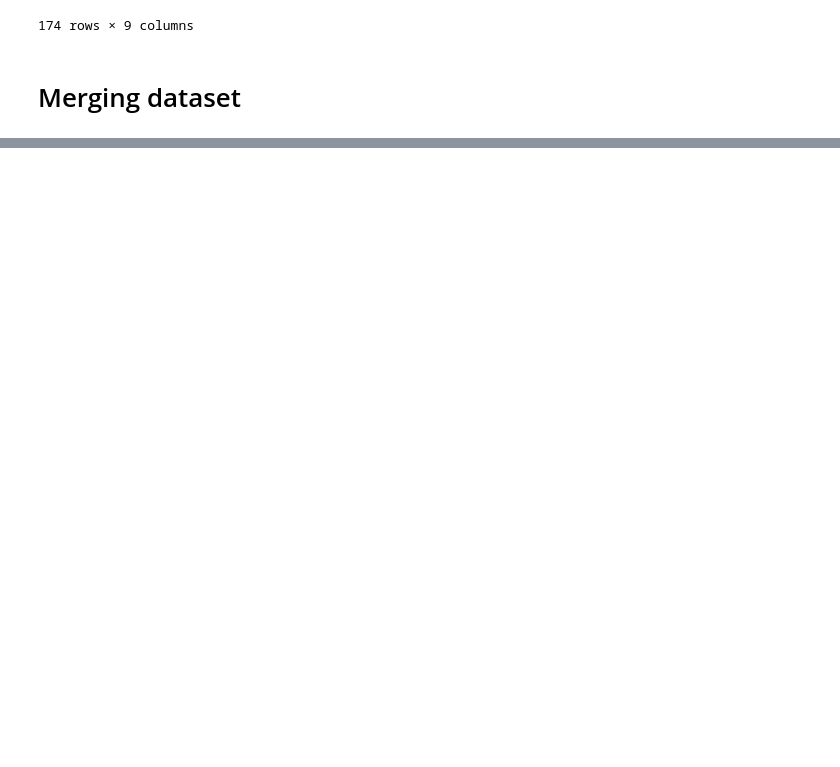
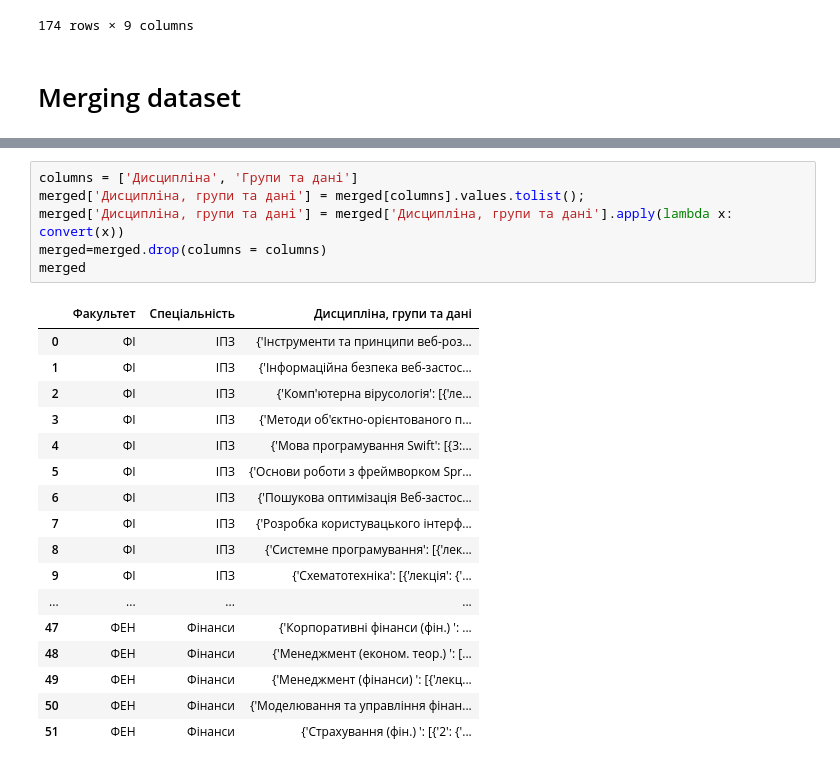
Before and after one commit to 1wannabebetter1/scheduleUnification, a Jupyter notebook: Unificator.ipynb, the cells around one changed output, grey strips where cells are left out. Saved outputs shown, nothing was run; the diff lists cells and outputs as text; blank space fills up the shorter version.

```diff
--- a/Unificator.ipynb
+++ b/Unificator.ipynb
@@ -581,0 +656,24 @@ merged
+# %%
+columns = ['Дисципліна', 'Групи та дані']
+merged['Дисципліна, групи та дані'] = merged[columns].values.tolist();
+merged['Дисципліна, групи та дані'] = merged['Дисципліна, групи та дані'].apply(lambda x: convert(x))
+merged=merged.drop(columns = columns)
+merged
+# %% [output]
+|  | Факультет | Спеціальність | Дисципліна, групи та дані |
+| 0 | ФІ | ІПЗ | {'Інструменти та принципи веб-роз... |
+| 1 | ФІ | ІПЗ | {'Інформаційна безпека веб-застос... |
+| 2 | ФІ | ІПЗ | {'Комп'ютерна вірусологія': [{'ле... |
+| 3 | ФІ | ІПЗ | {'Методи об'єктно-орієнтованого п... |
+| 4 | ФІ | ІПЗ | {'Мова програмування Swift': [{3:... |
+| 5 | ФІ | ІПЗ | {'Основи роботи з фреймворком Spr... |
+| 6 | ФІ | ІПЗ | {'Пошукова оптимізація Веб-застос... |
+| 7 | ФІ | ІПЗ | {'Розробка користувацького інтерф... |
+| 8 | ФІ | ІПЗ | {'Системне програмування': [{'лек... |
+| 9 | ФІ | ІПЗ | {'Схематотехніка': [{'лекція': {'... |
+| ... | ... | ... | ... |
+| 47 | ФЕН | Фінанси | {'Корпоративні фінанси (фін.) ': ... |
+| 48 | ФЕН | Фінанси | {'Менеджмент (економ. теор.) ': [... |
+| 49 | ФЕН | Фінанси | {'Менеджмент (фінанси) ': [{'лекц... |
+| 50 | ФЕН | Фінанси | {'Моделювання та управління фінан... |
+| 51 | ФЕН | Фінанси | {'Страхування (фін.) ': [{'2': {'... |
```
Also changed, not shown: parts of 15 cells of this notebook, 1 other file.
